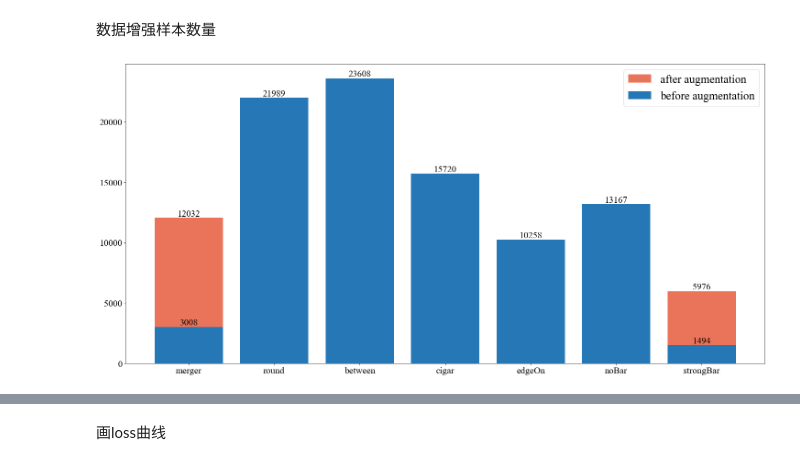
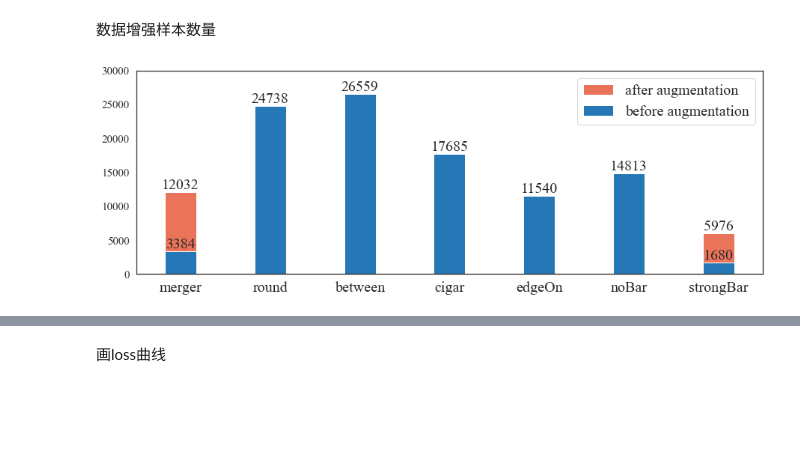
Before and after one commit to Astro-Astre/Pixel-based_DeepLearningTechnic, a Jupyter notebook: plt/plot.ipynb, the cells around one changed output, grey strips where cells are left out. Saved outputs shown, nothing was run; the diff lists cells and outputs as text; code cells hidden in the pictures; blank space fills up the shorter version.

```diff
--- a/plt/plot.ipynb
+++ b/plt/plot.ipynb
@@ -305,41 +295,43 @@ plt.show()
 # %%
 decals_df = pd.read_csv("/data/renhaoye/decals_2022/dataset_decals.csv", index_col=0)
 sdss_df = pd.read_csv("/data/renhaoye/decals_2022/dataset_sdss_match_decals.csv", index_col=0)
 merger = decals_df.query("label == 0")
 smoothRounded = decals_df.query("label == 1")
 smoothInBetween = decals_df.query("label == 2")
 smoothCigarShaped = decals_df.query("label == 3")
 edgeOn = decals_df.query("label == 4")
 diskNoBar = decals_df.query("label == 5")
 diskStrongBar = decals_df.query("label == 6")
 num = [
-    int(0.72 * len(merger)), int(0.72 * len(smoothRounded)), int(0.72 * len(smoothInBetween)),
-    int(0.72 * len(smoothCigarShaped)), int(0.72 * len(edgeOn)),
-    int(0.72 * len(diskNoBar)), int(0.72 * len(diskStrongBar))
+    int(0.81 * len(merger)), int(0.81 * len(smoothRounded)), int(0.81 * len(smoothInBetween)),
+    int(0.81 * len(smoothCigarShaped)), int(0.81 * len(edgeOn)),
+    int(0.81 * len(diskNoBar)), int(0.81 * len(diskStrongBar))
 ]
 label = [
     "merger", "round", "between",
     "cigar", "edgeOn","noBar", "strongBar"
 ]
 num_2 = [
     int(0.72 * len(merger)) * 4, 0, 0, 0, 0, 0, int(0.72 * len(diskStrongBar)) * 4
 ]
-plt.figure(figsize=(25, 12))
-plt.bar(label, num_2, color="#e9745a", label="after augmentation")
-plt.bar(label, num, color="#2578b5", label="before augmentation")
+
+plt.figure(figsize=(15, 5))
+plt.bar(label, num_2, color="#e9745a", label="after augmentation", width=0.35)
+plt.bar(label, num, color="#2578b5", label="before augmentation", width=0.35)
 plt.xticks(fontsize=20)
-plt.yticks(fontsize=20)
-plt.legend(loc="best", fontsize=25)
+plt.yticks(fontsize=15)
+plt.legend(loc="best", fontsize=20)
 for a, b in zip(label, num_2):
     if a == "merger" or a == "strongBar":
         plt.text(a, b+1, b, ha='center', va='bottom', fontsize=20)
 for a, b in zip(label, num):
     # if not (a == "merger" or a == "diskStrongBar"):
     plt.text(a, b+1, b, ha='center', va='bottom', fontsize=20)
 plt.savefig(plt_path + "decals数据增强效果对比.png", bbox_inches="tight", pad_inches=0.0, dpi=300)
+plt.ylim((0,30000))
 plt.show()
 # %% [output]
-[figure, old version]
+[figure, new version]
 # %%
 sdss_df = pd.read_csv("/data/renhaoye/decals_2022/dataset_sdss_match_decals.csv", index_col=0)
 merger = sdss_df.query("label == 0")
```
Also changed, not shown: parts of 21 cells of this notebook, 6 other files.
